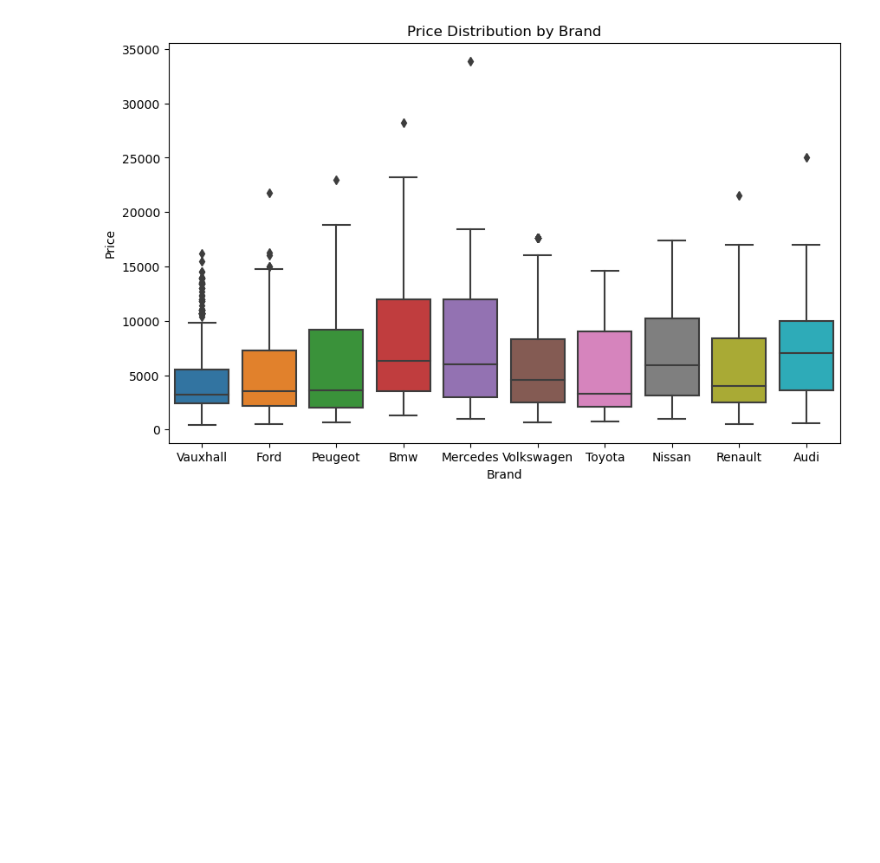
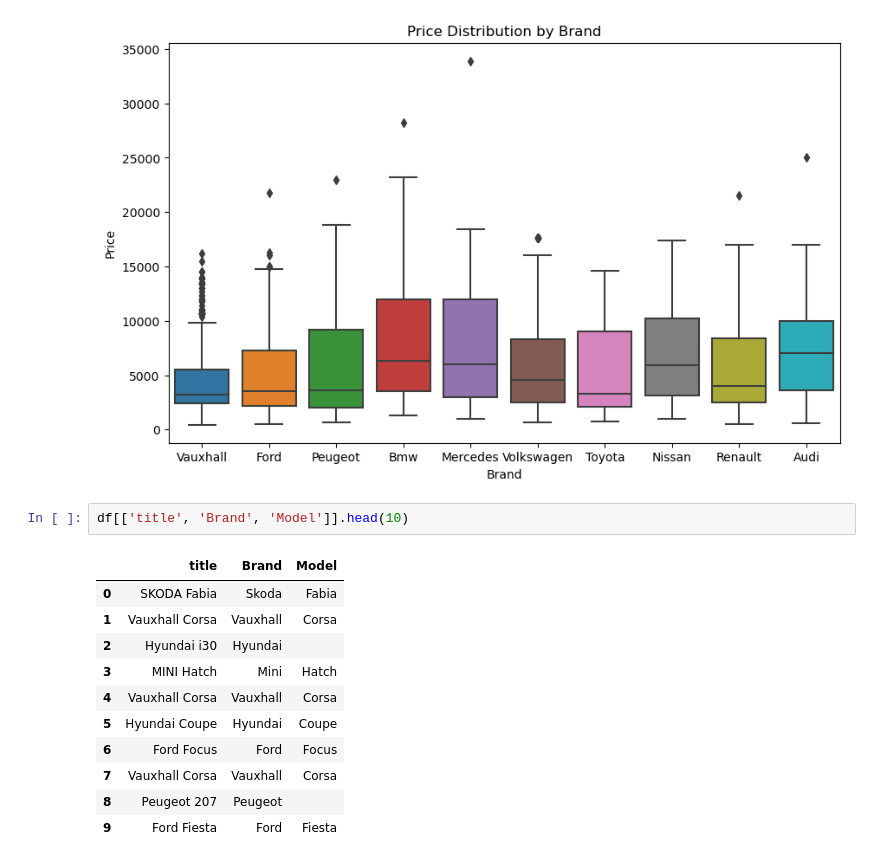
Before and after one commit to georgia-ayew/End-of-Lease-Car-Remarketing-Optimisation-Analysis-and_Modelling, a Jupyter notebook: 04 feature engineering.ipynb, the cells around one changed output. Cells and saved outputs as stored; diff of their text form; blank space fills up the shorter version.

```diff
--- a/04 feature engineering.ipynb
+++ b/04 feature engineering.ipynb
@@ -178,3 +188,17 @@ plt.title("Price Distribution by Brand")
 plt.show()
 # %% [output]
 [figure]
+# %%
+df[['title', 'Brand', 'Model']].head(10)
+# %% [output]
+|  | title | Brand | Model |
+| 0 | SKODA Fabia | Skoda | Fabia |
+| 1 | Vauxhall Corsa | Vauxhall | Corsa |
+| 2 | Hyundai i30 | Hyundai |  |
+| 3 | MINI Hatch | Mini | Hatch |
+| 4 | Vauxhall Corsa | Vauxhall | Corsa |
+| 5 | Hyundai Coupe | Hyundai | Coupe |
+| 6 | Ford Focus | Ford | Focus |
+| 7 | Vauxhall Corsa | Vauxhall | Corsa |
+| 8 | Peugeot 207 | Peugeot |  |
+| 9 | Ford Fiesta | Ford | Fiesta |
```
Also changed, not shown: parts of 43 cells of this notebook, 1 other file.
